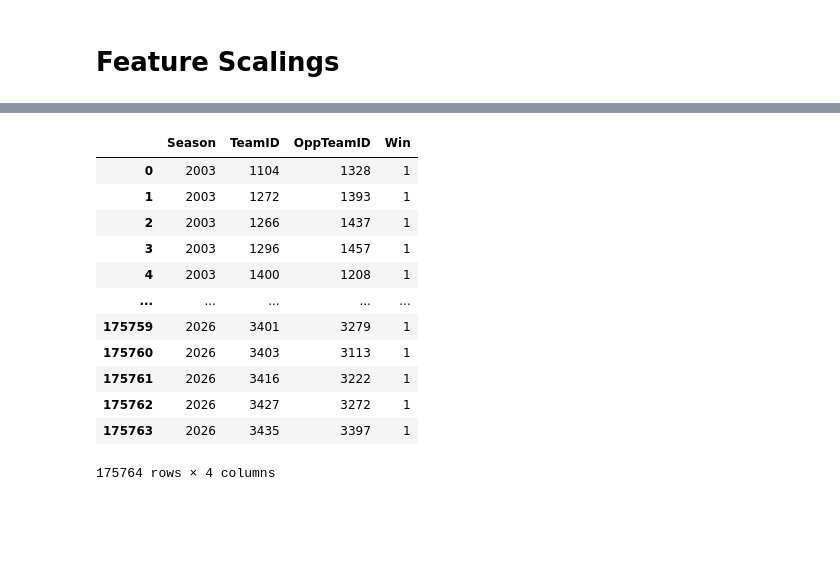
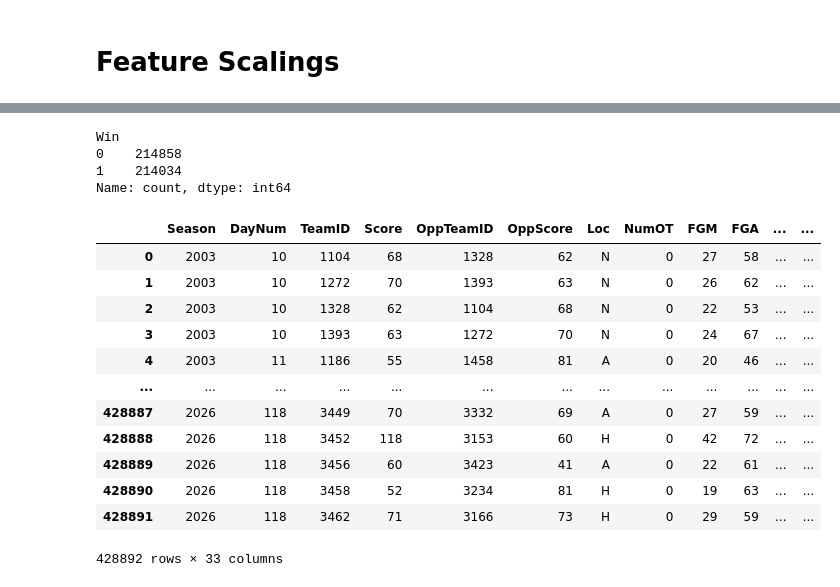
Before and after one commit to Sanket-g-75/March-Machine-Learning-Mania-2026, a Jupyter notebook: notebooks/data.ipynb, the cells around one changed output, grey strips where cells are left out. Drawn from its saved outputs; the diff is of its cells as text; code cells hidden in the pictures; blank space fills up the shorter version.

```diff
--- a/notebooks/data.ipynb
+++ b/notebooks/data.ipynb
@@ -789,16 +756,23 @@ target.drop_duplicates(subset=['Season','TeamID','OppTeamID'],inplace=True)
+# %%
+target['Win'].value_counts()
+# %% [output]
+Win
+0    214858
+1    214034
+Name: count, dtype: int64
 # %%
-target.reset_index(drop=True)
+matchups
 # %% [output]
-|  | Season | TeamID | OppTeamID | Win |
-| 0 | 2003 | 1104 | 1328 | 1 |
-| 1 | 2003 | 1272 | 1393 | 1 |
-| 2 | 2003 | 1266 | 1437 | 1 |
-| 3 | 2003 | 1296 | 1457 | 1 |
-| 4 | 2003 | 1400 | 1208 | 1 |
-| ... | ... | ... | ... | ... |
-| 175759 | 2026 | 3401 | 3279 | 1 |
-| 175760 | 2026 | 3403 | 3113 | 1 |
-| 175761 | 2026 | 3416 | 3222 | 1 |
-| 175762 | 2026 | 3427 | 3272 | 1 |
-| 175763 | 2026 | 3435 | 3397 | 1 |
+|  | Season | DayNum | TeamID | Score | OppTeamID | OppScore | Loc | NumOT | FGM | FGA | ... | ... |
+| 0 | 2003 | 10 | 1104 | 68 | 1328 | 62 | N | 0 | 27 | 58 | ... | ... |
+| 1 | 2003 | 10 | 1272 | 70 | 1393 | 63 | N | 0 | 26 | 62 | ... | ... |
+| 2 | 2003 | 10 | 1328 | 62 | 1104 | 68 | N | 0 | 22 | 53 | ... | ... |
+| 3 | 2003 | 10 | 1393 | 63 | 1272 | 70 | N | 0 | 24 | 67 | ... | ... |
+| 4 | 2003 | 11 | 1186 | 55 | 1458 | 81 | A | 0 | 20 | 46 | ... | ... |
+| ... | ... | ... | ... | ... | ... | ... | ... | ... | ... | ... | ... | ... |
+| 428887 | 2026 | 118 | 3449 | 70 | 3332 | 69 | A | 0 | 27 | 59 | ... | ... |
+| 428888 | 2026 | 118 | 3452 | 118 | 3153 | 60 | H | 0 | 42 | 72 | ... | ... |
+| 428889 | 2026 | 118 | 3456 | 60 | 3423 | 41 | A | 0 | 22 | 61 | ... | ... |
+| 428890 | 2026 | 118 | 3458 | 52 | 3234 | 81 | H | 0 | 19 | 63 | ... | ... |
+| 428891 | 2026 | 118 | 3462 | 71 | 3166 | 73 | H | 0 | 29 | 59 | ... | ... |
-175764 rows × 4 columns
+428892 rows × 33 columns
```
Also changed, not shown: parts of 21 cells of this notebook.
